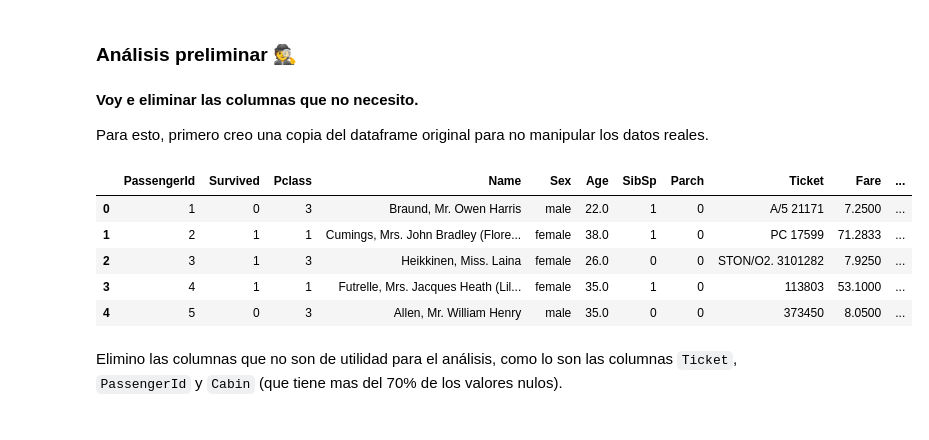
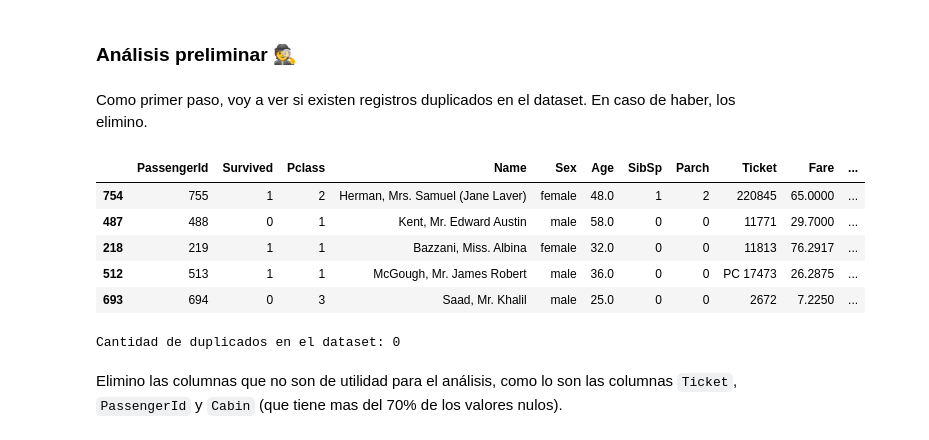
Before and after one commit to uriellmendezz/Titanic, a Jupyter notebook: jupyter/1_EDA.ipynb, the cells around one changed output. Saved outputs shown, nothing was run; the diff lists cells and outputs as text; code cells hidden in the pictures.

```diff
--- a/jupyter/1_EDA.ipynb
+++ b/jupyter/1_EDA.ipynb
@@ -29,20 +29,23 @@ print(df_main.shape, df_ext.shape)
 ![Olympic_&_Titanic_cutaway_diagram.png](embedded-picture-1)
 # %% [markdown]
 ### Análisis preliminar 🕵️
-# %% [markdown]
-**Voy e eliminar las columnas que no necesito.**
-
-Para esto, primero creo una copia del dataframe original para no manipular los datos reales.
+# %% [markdown]
+Como primer paso, voy a ver si existen registros duplicados en el dataset. En caso de haber, los elimino.
 # %%
 df = df_main.copy()
-df.head()
+df.sample(5)
 # %% [output]
 |  | PassengerId | Survived | Pclass | Name | Sex | Age | SibSp | Parch | Ticket | Fare | ... |
-| 0 | 1 | 0 | 3 | Braund, Mr. Owen Harris | male | 22.0 | 1 | 0 | A/5 21171 | 7.2500 | ... |
-| 1 | 2 | 1 | 1 | Cumings, Mrs. John Bradley (Flore... | female | 38.0 | 1 | 0 | PC 17599 | 71.2833 | ... |
-| 2 | 3 | 1 | 3 | Heikkinen, Miss. Laina | female | 26.0 | 0 | 0 | STON/O2. 3101282 | 7.9250 | ... |
-| 3 | 4 | 1 | 1 | Futrelle, Mrs. Jacques Heath (Lil... | female | 35.0 | 1 | 0 | 113803 | 53.1000 | ... |
-| 4 | 5 | 0 | 3 | Allen, Mr. William Henry | male | 35.0 | 0 | 0 | 373450 | 8.0500 | ... |
+| 754 | 755 | 1 | 2 | Herman, Mrs. Samuel (Jane Laver) | female | 48.0 | 1 | 2 | 220845 | 65.0000 | ... |
+| 487 | 488 | 0 | 1 | Kent, Mr. Edward Austin | male | 58.0 | 0 | 0 | 11771 | 29.7000 | ... |
+| 218 | 219 | 1 | 1 | Bazzani, Miss. Albina | female | 32.0 | 0 | 0 | 11813 | 76.2917 | ... |
+| 512 | 513 | 1 | 1 | McGough, Mr. James Robert | male | 36.0 | 0 | 0 | PC 17473 | 26.2875 | ... |
+| 693 | 694 | 0 | 3 | Saad, Mr. Khalil | male | 25.0 | 0 | 0 | 2672 | 7.2250 | ... |
+# %%
+print('Cantidad de duplicados en el dataset:',df.duplicated().sum())
+df.drop_duplicates(inplace = True)
+# %% [output]
+Cantidad de duplicados en el dataset: 0
 # %% [markdown]
 Elimino las columnas que no son de utilidad para el análisis, como lo son las columnas `Ticket`, `PassengerId` y `Cabin` (que tiene mas del 70% de los valores nulos).
 # %%
```
Also changed, not shown: parts of 9 cells of this notebook, 18 other files.
